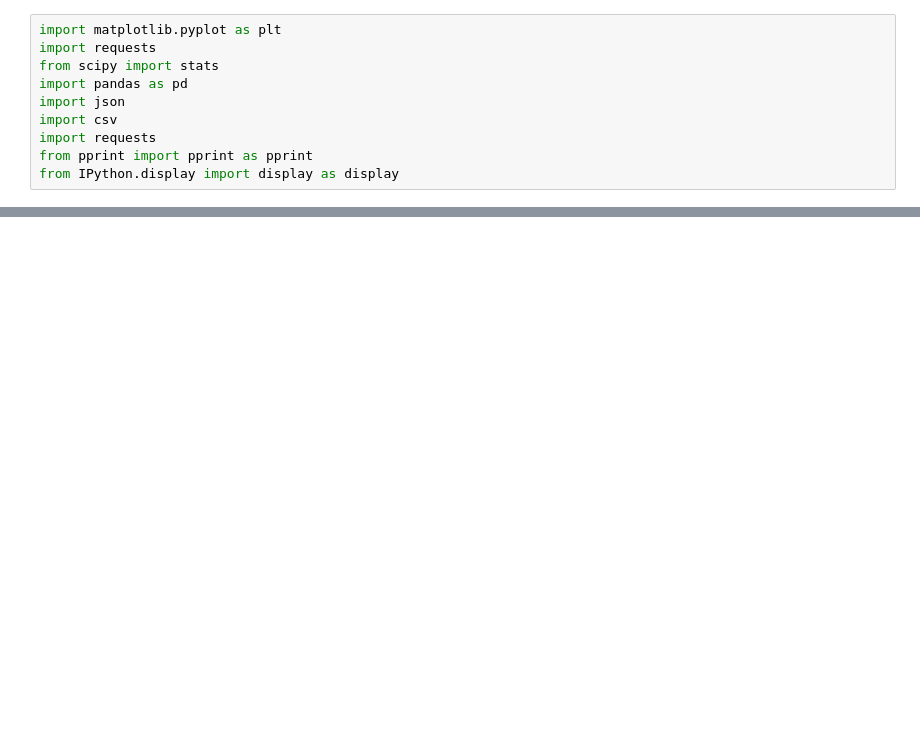
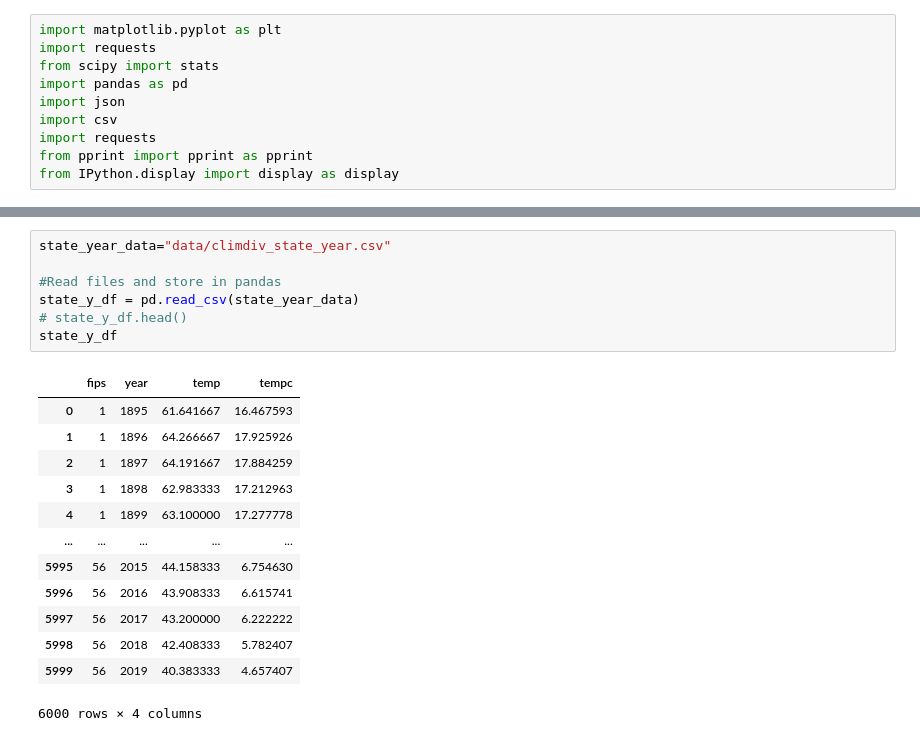
Before and after one commit to liliana-ilut/climate_change, a Jupyter notebook: climate.ipynb, the cells around one changed output, grey strips where cells are left out. Saved outputs shown, nothing was run; the diff lists cells and outputs as text; blank space fills up the shorter version.

Commit message:
read the cvs files in pandas

```diff
--- a/climate.ipynb
+++ b/climate.ipynb
@@ -36,0 +57,21 @@ county_df.head()
+# %%
+state_year_data="data/climdiv_state_year.csv"
+
+#Read files and store in pandas
+state_y_df = pd.read_csv(state_year_data)
+# state_y_df.head()
+state_y_df
+# %% [output]
+|  | fips | year | temp | tempc |
+| 0 | 1 | 1895 | 61.641667 | 16.467593 |
+| 1 | 1 | 1896 | 64.266667 | 17.925926 |
+| 2 | 1 | 1897 | 64.191667 | 17.884259 |
+| 3 | 1 | 1898 | 62.983333 | 17.212963 |
+| 4 | 1 | 1899 | 63.100000 | 17.277778 |
+| ... | ... | ... | ... | ... |
+| 5995 | 56 | 2015 | 44.158333 | 6.754630 |
+| 5996 | 56 | 2016 | 43.908333 | 6.615741 |
+| 5997 | 56 | 2017 | 43.200000 | 6.222222 |
+| 5998 | 56 | 2018 | 42.408333 | 5.782407 |
+| 5999 | 56 | 2019 | 40.383333 | 4.657407 |
+6000 rows × 4 columns
```
Also changed, not shown: parts of 3 cells of this notebook.
